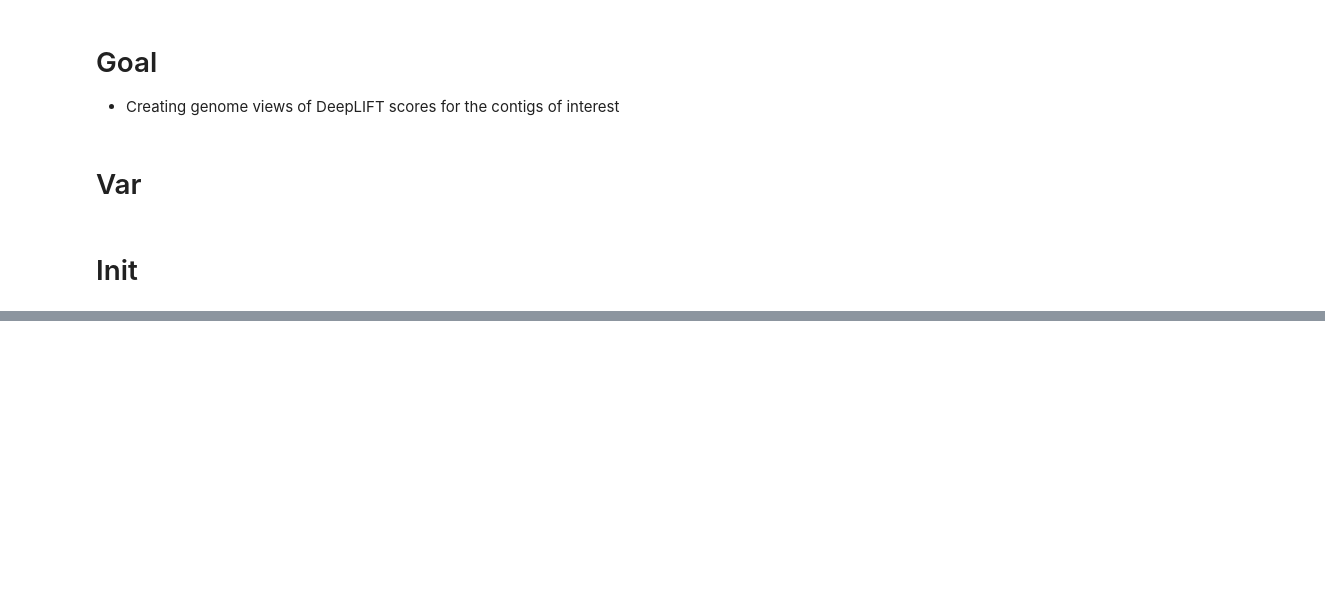
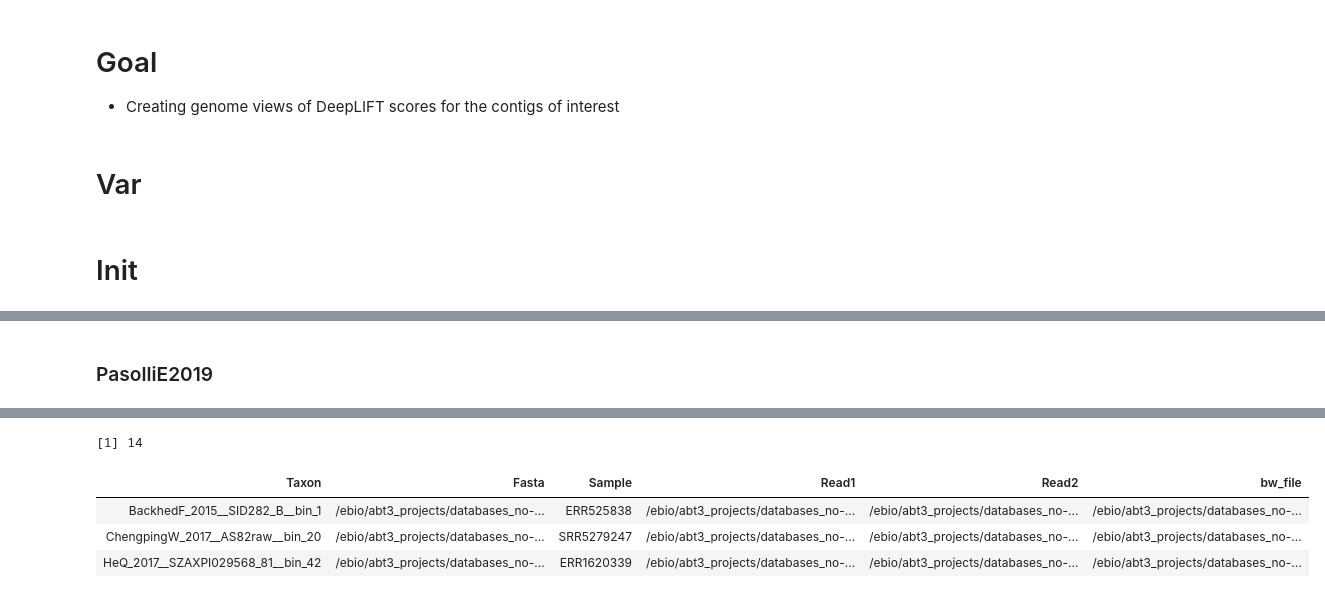
Before and after one commit to leylabmpi/DeepMAsED, a Jupyter notebook: notebooks/04_contig_viewing/01_true_dataset.ipynb, the cells around one changed output, grey strips where cells are left out. Saved outputs shown, nothing was run; the diff lists cells and outputs as text; code cells hidden in the pictures; blank space fills up the shorter version.

Commit message:
IGV snapshot notebooks for real datasets

```diff
--- a/notebooks/04_contig_viewing/01_true_dataset.ipynb
+++ b/notebooks/04_contig_viewing/01_true_dataset.ipynb
@@ -12,2 +10,13 @@ work_dir = '/ebio/abt3_projects/databases_no-backup/DeepMAsED/MAG_datasets/DeepL
+# %%
+work_dir = '/ebio/abt3_projects/databases_no-backup/DeepMAsED/MAG_datasets/DeepLIFT/190815/'
+
+# real dataset MAG info
+AA_MAGs_metadata_file = '/ebio/abt3_projects/databases_no-backup/DeepMAsED/MAG_datasets/AlmeidaA-2019/samples_n143_w-MAGs.txt'
+PE_MAGs_metadata_file = '/ebio/abt3_projects/databases_no-backup/DeepMAsED/MAG_datasets/PasolliE-2019/samples_Almeida-Pasolli.txt'
+
+# params
+threads = 8
+conda_env = 'prokka'
+conda_env_igv = 'py3_genome'
 # %% [markdown]
 # Init
@@ -49,0 +70,5 @@ cp -f /ebio/abt3_projects/databases_no-backup/DeepMAsED/train_runs/n1000_r30/map
+# %%
+# MAG info
+PE_MAGs_metadata = read.delim(PE_MAGs_metadata_file, sep='\t')
+PE_MAGs_metadata %>% nrow %>% print
+PE_MAGs_metadata %>% head(n=3)
@@ -49,0 +265,5 @@ cp -f /ebio/abt3_projects/databases_no-backup/DeepMAsED/train_runs/n1000_r30/map
+# %%
+# listing all bw files
+bw_files = list.files(work_dir, '*.bw', recursive=TRUE, full.names=TRUE)
+bw_files %>% length %>% print
+bw_files %>% head(n=2)
@@ -49,0 +334,9 @@ cp -f /ebio/abt3_projects/databases_no-backup/DeepMAsED/train_runs/n1000_r30/map
+# %%
+# Pasolli2019 MAGs
+X = bw_files[grepl('Pasolli_mag', bw_files)]
+PE_MAGs = X %>% dirname %>% basename
+PE_MAGs = data.frame(MAG = PE_MAGs,
+                     bw_file = X)
+
+PE_MAGs %>% nrow %>% print
+PE_MAGs %>% head(n=3)
@@ -49,0 +401,10 @@ cp -f /ebio/abt3_projects/databases_no-backup/DeepMAsED/train_runs/n1000_r30/map
+# %% [markdown]
+### PasolliE2019
+# %%
+PE_contig_files = PE_MAGs_metadata %>%
+    mutate(Taxon = gsub('[-.]', '_', Taxon)) %>%
+    inner_join(PE_MAGs, c('Taxon'='MAG'))
+
+PE_contig_files %>% nrow %>% print
+PE_contig_files %>% head(n=3)
+# %% [output]
@@ -49,0 +413,5 @@ cp -f /ebio/abt3_projects/databases_no-backup/DeepMAsED/train_runs/n1000_r30/map
+[1] 14
+| Taxon | Fasta | Sample | Read1 | Read2 | bw_file |
+| BackhedF_2015__SID282_B__bin_1 | /ebio/abt3_projects/databases_no-... | ERR525838 | /ebio/abt3_projects/databases_no-... | /ebio/abt3_projects/databases_no-... | /ebio/abt3_projects/databases_no-... |
+| ChengpingW_2017__AS82raw__bin_20 | /ebio/abt3_projects/databases_no-... | SRR5279247 | /ebio/abt3_projects/databases_no-... | /ebio/abt3_projects/databases_no-... | /ebio/abt3_projects/databases_no-... |
+| HeQ_2017__SZAXPI029568_81__bin_42 | /ebio/abt3_projects/databases_no-... | ERR1620339 | /ebio/abt3_projects/databases_no-... | /ebio/abt3_projects/databases_no-... | /ebio/abt3_projects/databases_no-... |
```
Also changed, not shown: parts of 103 cells of this notebook.
